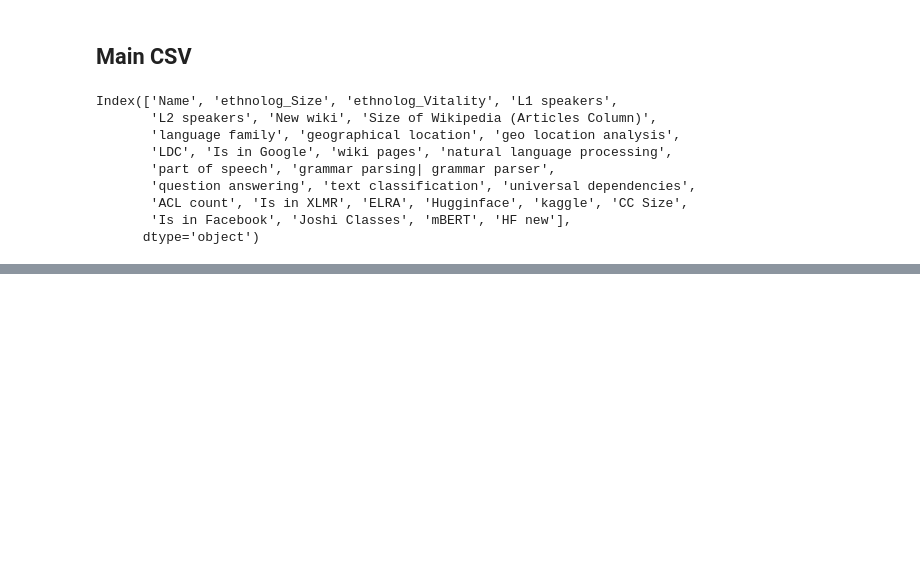
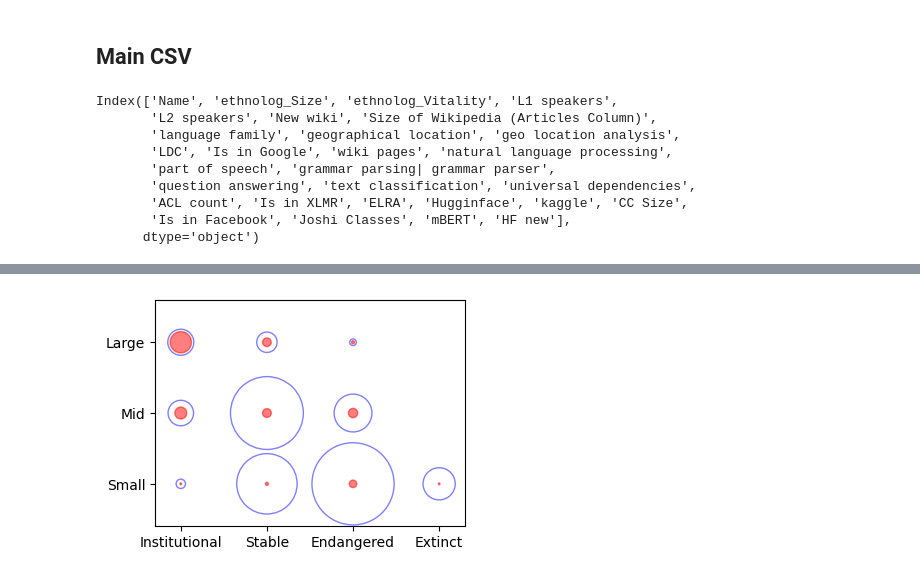
Before and after one commit to NisansaDdS/Some-Languages-are-More-Equal-than-Others, a Jupyter notebook: Generate Diagrams.ipynb, the cells around one changed output, grey strips where cells are left out. Cells and saved outputs as stored; diff of their text form; code cells hidden in the pictures; blank space fills up the shorter version.

```diff
--- a/Generate Diagrams.ipynb
+++ b/Generate Diagrams.ipynb
@@ -62,0 +237,4 @@ data=data.drop(['kaggle',  'natural language processing', 'part of speech',
+# %%
+plotBubbleGraph('Size of Wikipedia (Articles Column)')
+# %% [output]
+[figure, added]
```
Also changed, not shown: parts of 23 cells of this notebook, 10 other files.
